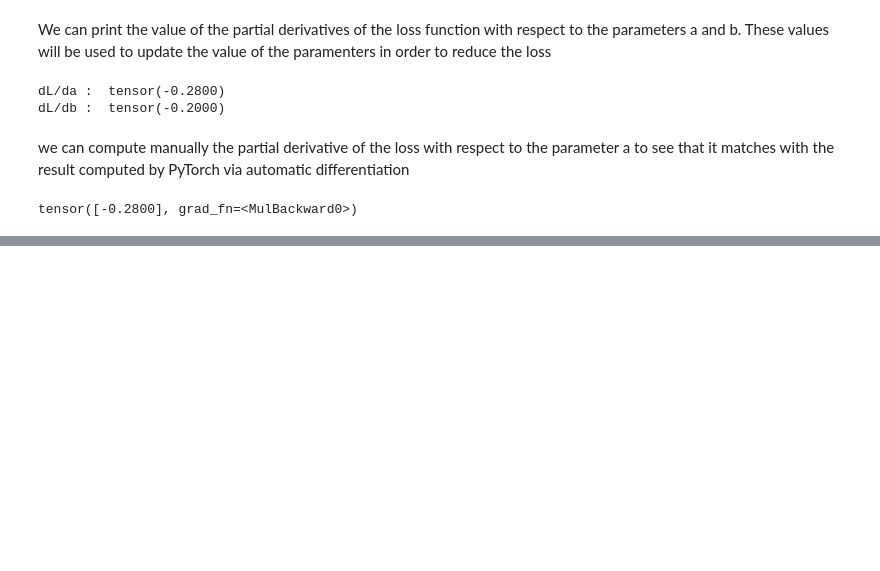
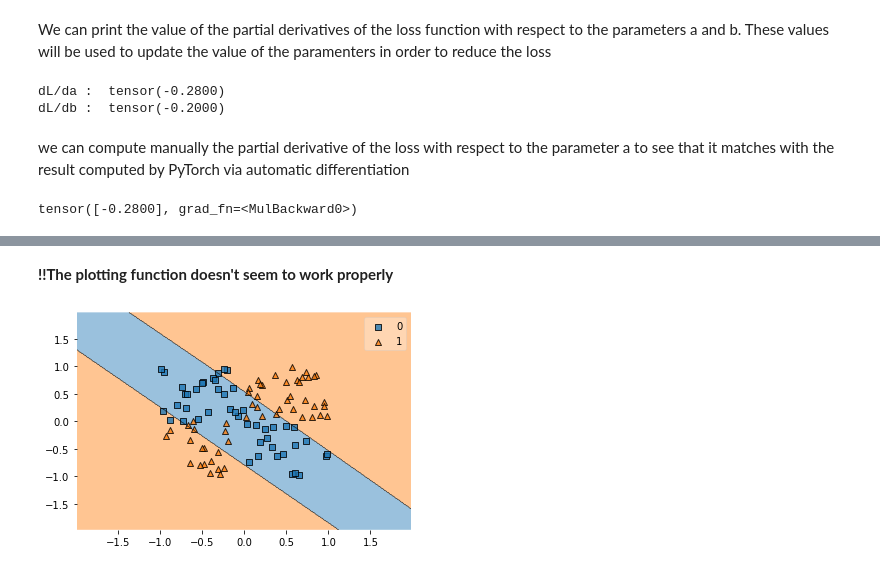
Before and after one commit to luigiselmi/dlwpt_nb, a Jupyter notebook: pml3/computation_graph_and_autodiff.ipynb, the cells around one changed output, grey strips where cells are left out. Saved outputs shown, nothing was run; the diff lists cells and outputs as text; code cells hidden in the pictures; blank space fills up the shorter version.

```diff
--- a/pml3/computation_graph_and_autodiff.ipynb
+++ b/pml3/computation_graph_and_autodiff.ipynb
@@ -110,0 +305,15 @@ tensor([-0.2800], grad_fn=<MulBackward0>)
+# %% [markdown]
+**!!The plotting function doesn't seem to work properly**
+# %%
+#from mlxtend.plotting import decision_regions
+from mlxtend.plotting.decision_regions import plot_decision_regions
+
+ax = fig.add_subplot(1, 1, 1)
+plot_decision_regions(X = x_valid.numpy(), y = y_valid.numpy().astype(np.int64), clf=model)
+ax.set_xlabel(r'$x_1$', size=15)
+ax.xaxis.set_label_coords(1, -0.025)
+ax.set_ylabel(r'$x_2$', size=15)
+ax.yaxis.set_label_coords(-0.025, 1)
+plt.show()
+# %% [output]
+[figure, added]
```
Also changed, not shown: parts of 23 cells of this notebook.
